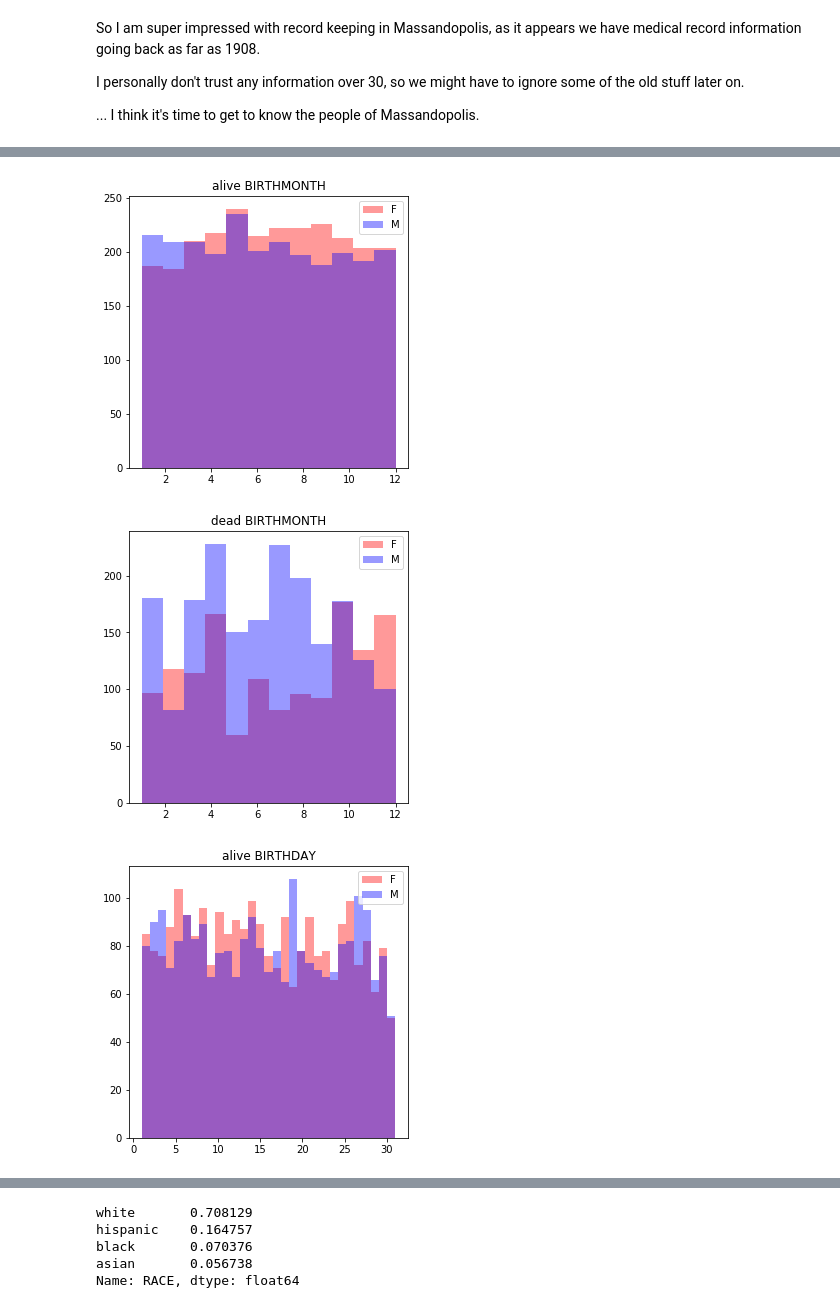
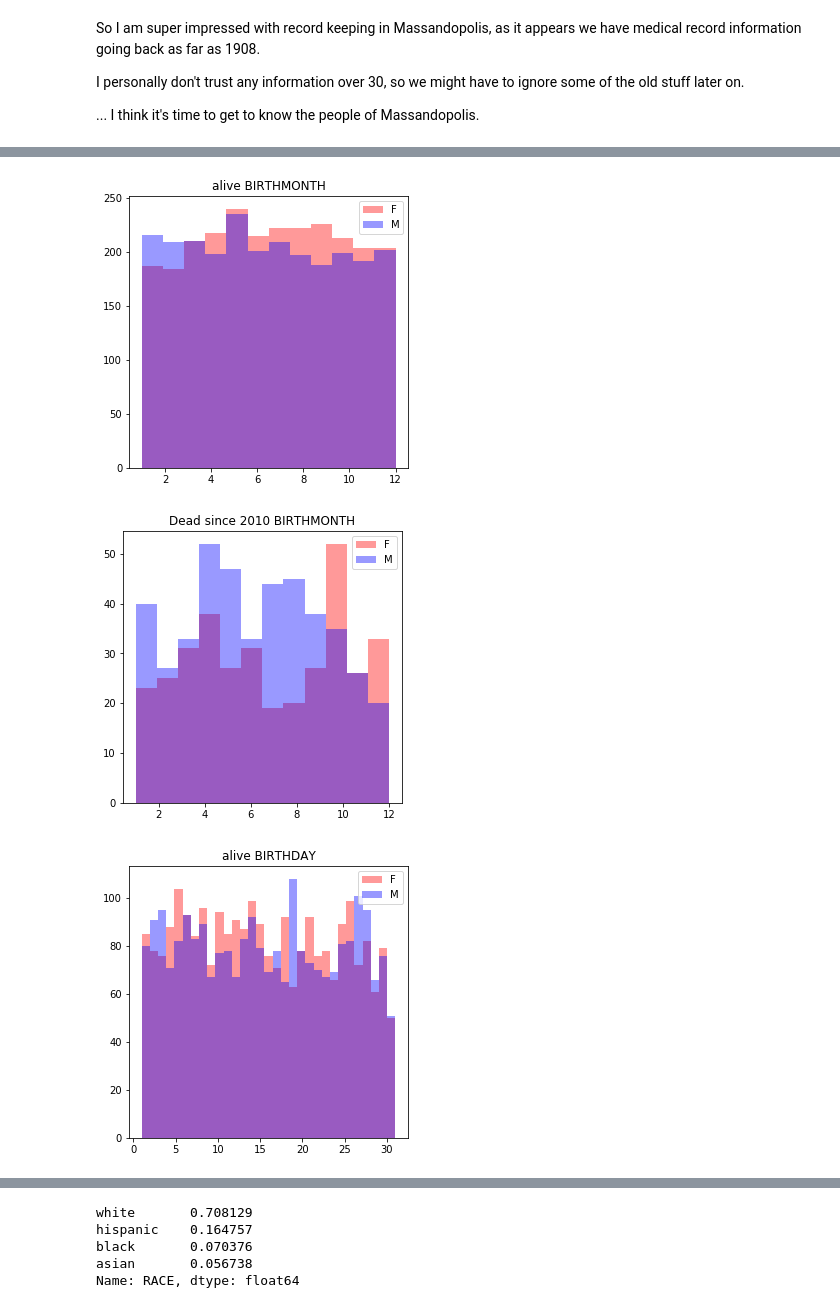
Before and after one commit to mtrotter/massandopolis, a Jupyter notebook: quest_for_wrongness.ipynb, the cells around one changed output, grey strips where cells are left out. Cells and saved outputs as stored; diff of their text form; code cells hidden in the pictures.

```diff
--- a/quest_for_wrongness.ipynb
+++ b/quest_for_wrongness.ipynb
@@ -142,5 +175,10 @@ pats.head()
 # %%
+## Let's make these dates a little more usable, shall we?
+
 pats['BIRTHDATE']=pats['BIRTHDATE'].apply(pd.to_datetime)
 pats['BIRTHYEAR']=pats['BIRTHDATE'].dt.year
 pats['BIRTHDAY']=pats['BIRTHDATE'].dt.day
 pats['BIRTHMONTH']=pats['BIRTHDATE'].dt.month
+pats['DEATHDATE']=pats['DEATHDATE'].apply(pd.to_datetime)
+pats['DEATHYEAR']=pats['DEATHDATE'].dt.year
+pats['APPROX_AGE_AT_DEATH']=(pats['DEATHDATE'].dt.year-pats['BIRTHDATE'].dt.year)
@@ -158,0 +190,9 @@ See the caveats in the documentation: http://pandas.pydata.org/pandas-docs/stabl
+# %%
+alive = pats[pats['DEATHYEAR'].fillna(2050)> 2019]
+alive.name = 'alive'
+dead = pats[pats['DEATHYEAR'].fillna(2050)<=2019]
+dead.name = 'dead'
+
+## NOTE: Someone had a magical future deathdate of 2022, so just using a null Deathdate was a bad idea.
+## Thus my odd fillna solution.
+## Someone should really check on Mr Eddy Dach!
@@ -158,0 +293,2 @@ See the caveats in the documentation: http://pandas.pydata.org/pandas-docs/stabl
+# %%
+dead['AGE_BIN_AT_DEATH'] = pd.cut(dead['APPROX_AGE_AT_DEATH'], bins=[0,12,20,40,65,90,120], include_lowest=True, labels = ['kids','teens','adults','middle_age','senior','elder'])
@@ -159,6 +343,9 @@ See the caveats in the documentation: http://pandas.pydata.org/pandas-docs/stabl
+# %%
+recent_dead = dead[dead['DEATHYEAR']>2010]
+recent_dead.name = 'Dead since 2010'
 # %%
 for sub_tup in [('BIRTHYEAR',22),('BIRTHMONTH',12),('BIRTHDAY',31)]:
-    for status in [alive, dead]:
+    for status in [alive, recent_dead]:
         bins = 12
         f=plt.figure(figsize=(5,5))
         plt.hist(status[status['GENDER']=='F'][sub_tup[0]], bins = sub_tup[1], color = 'r', alpha = 0.4, label='F')
@@ -171,3 +358,3 @@ for sub_tup in [('BIRTHYEAR',22),('BIRTHMONTH',12),('BIRTHDAY',31)]:
 [figure]
-[figure, old version]
+[figure, new version]
 [figure]
```
Also changed, not shown: parts of 122 cells of this notebook.
